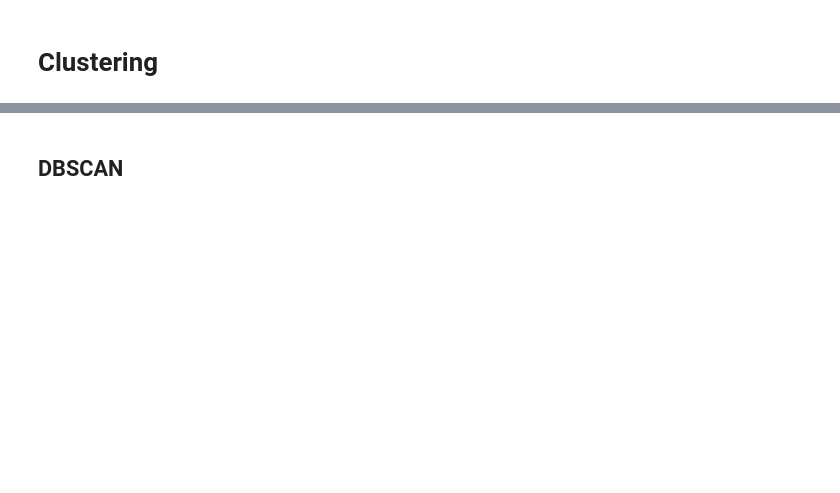
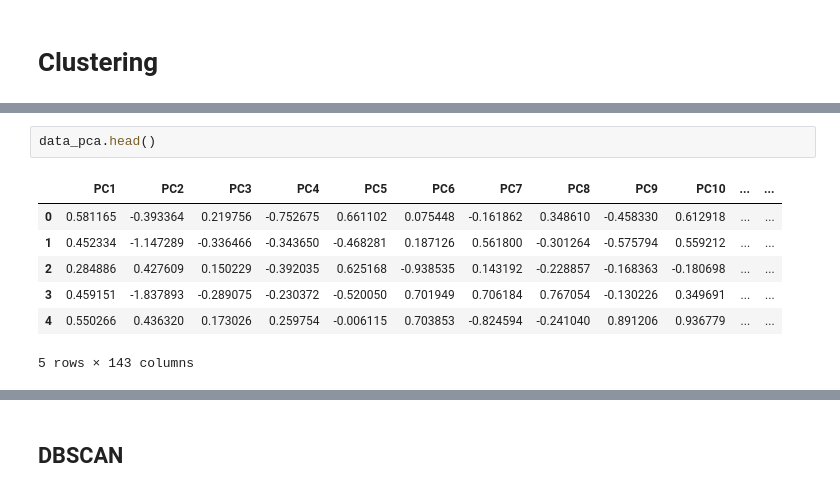
Before and after one commit to fazeelgm/UCB_ML_AI_PracticalApp_II, a Jupyter notebook: DataModels.ipynb, the cells around one changed output, grey strips where cells are left out. Saved outputs shown, nothing was run; the diff lists cells and outputs as text; blank space fills up the shorter version.

```diff
--- a/DataModels.ipynb
+++ b/DataModels.ipynb
@@ -78,0 +271,10 @@ ColumnTransformer(remainder=StandardScaler(),
+# %%
+data_pca.head()
+# %% [output]
+|  | PC1 | PC2 | PC3 | PC4 | PC5 | PC6 | PC7 | PC8 | PC9 | PC10 | ... | ... |
+| 0 | 0.581165 | -0.393364 | 0.219756 | -0.752675 | 0.661102 | 0.075448 | -0.161862 | 0.348610 | -0.458330 | 0.612918 | ... | ... |
+| 1 | 0.452334 | -1.147289 | -0.336466 | -0.343650 | -0.468281 | 0.187126 | 0.561800 | -0.301264 | -0.575794 | 0.559212 | ... | ... |
+| 2 | 0.284886 | 0.427609 | 0.150229 | -0.392035 | 0.625168 | -0.938535 | 0.143192 | -0.228857 | -0.168363 | -0.180698 | ... | ... |
+| 3 | 0.459151 | -1.837893 | -0.289075 | -0.230372 | -0.520050 | 0.701949 | 0.706184 | 0.767054 | -0.130226 | 0.349691 | ... | ... |
+| 4 | 0.550266 | 0.436320 | 0.173026 | 0.259754 | -0.006115 | 0.703853 | -0.824594 | -0.241040 | 0.891206 | 0.936779 | ... | ... |
+5 rows × 143 columns
```
Also changed, not shown: parts of 81 cells of this notebook, 2 other files.
